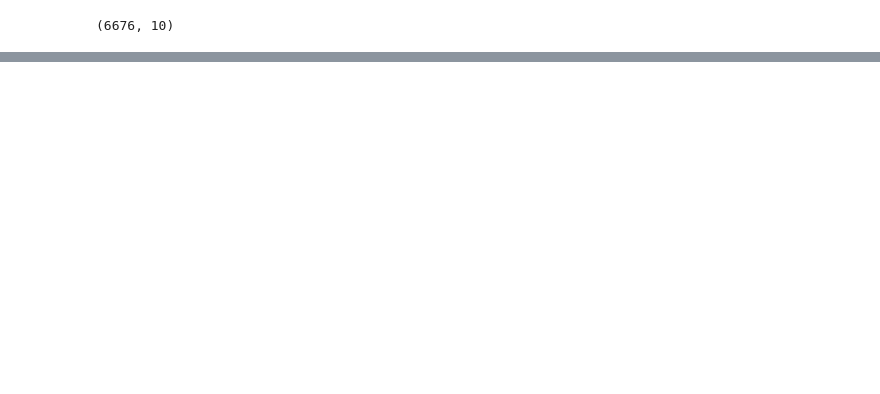
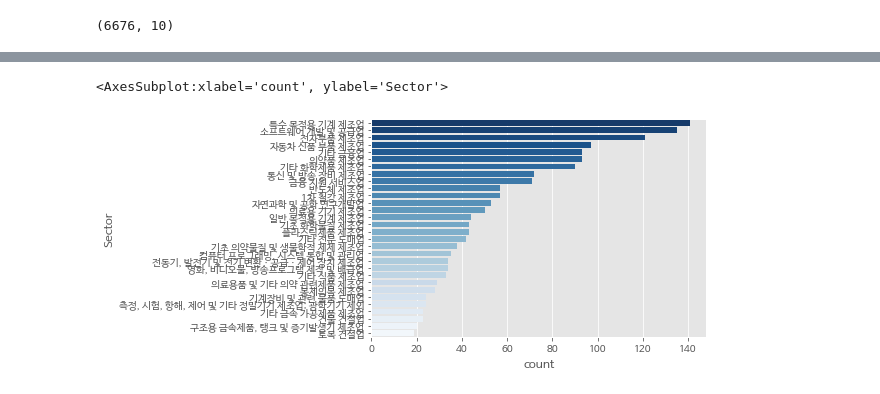
Before and after one commit to mingmonth/stock-krx, a Jupyter notebook: stock.ipynb, the cells around one changed output, grey strips where cells are left out. Drawn from its saved outputs; the diff is of its cells as text; code cells hidden in the pictures; blank space fills up the shorter version.

```diff
--- a/stock.ipynb
+++ b/stock.ipynb
@@ -150,0 +482,7 @@ df.sample()
+# %%
+# 섹터의 빈도수를 구합니다.
+# 상위 30개 섹터의 빈도수를 sector_count_top 변수에 할당합니다.
+
+df.value_counts("Sector")
+sector_count_top = df.value_counts("Sector").head(30)
+sector_count_top
@@ -150,0 +512,11 @@ df.sample()
+# %%
+sector_count_top.index
+df[df["Sector"].isin(sector_count_top.index)]
+# Seaborn countplot 활용하여 빈도수를 표현합니다.
+# sns.countplot(data=df[df["Sector"].isin(sector_count_top.index)], y="Sector")
+# sns.countplot(data=df[df["Sector"].isin(sector_count_top.index)], y="Sector", order=sector_count_top.index)
+sns.countplot(data=df[df["Sector"].isin(sector_count_top.index)], y="Sector", palette="Blues_r",
+              order=sector_count_top.index)
+# %% [output]
+<AxesSubplot:xlabel='count', ylabel='Sector'>
+[figure, added]
```
Also changed, not shown: parts of 64 cells of this notebook, 2 other files.
